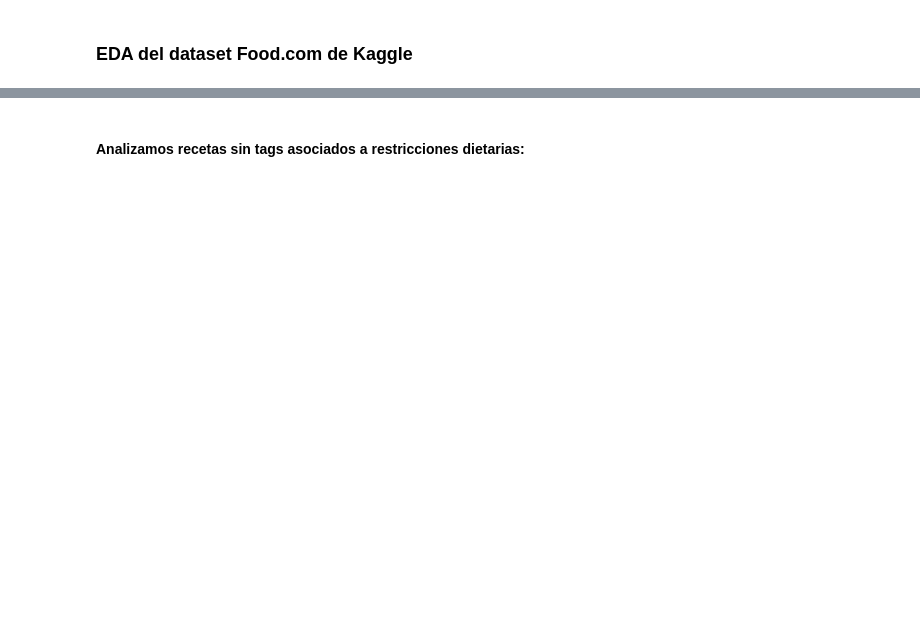
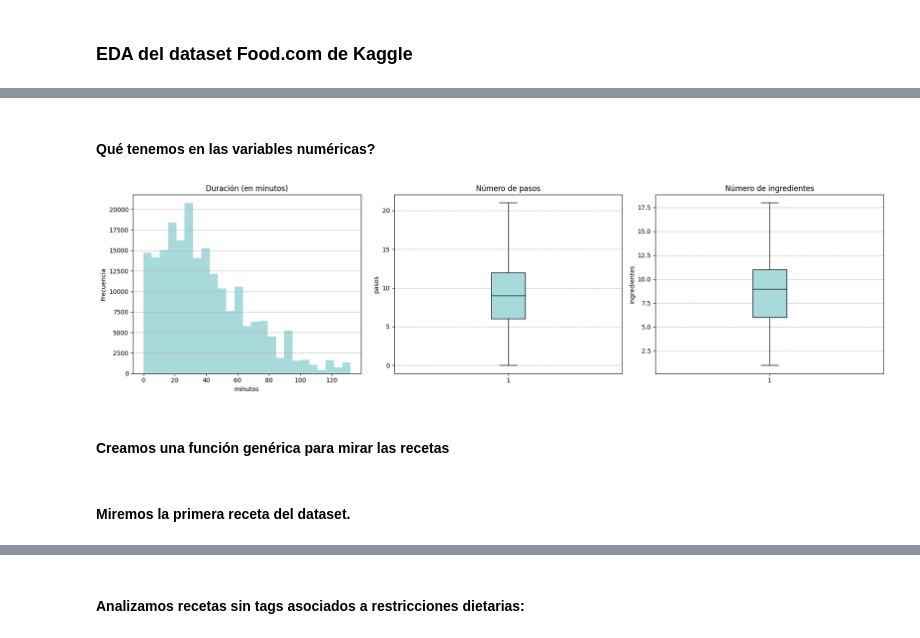
Before and after one commit to martinbrocca/CEIA-VIT, a Jupyter notebook: notebooks/01_data_exploration.ipynb, the cells around one changed output, grey strips where cells are left out. Saved outputs shown, nothing was run; the diff lists cells and outputs as text; code cells hidden in the pictures; blank space fills up the shorter version.

Commit message:
funcion para imprimir recetas. arreglos varios

```diff
--- a/notebooks/01_data_exploration.ipynb
+++ b/notebooks/01_data_exploration.ipynb
@@ -68,0 +50,51 @@ Formato de los ingredientes en la primera receta:
+# %% [markdown]
+#### Qué tenemos en las variables numéricas?
+# %%
+fig, axes = plt.subplots(1, 3, figsize=(18, 5))
+
+# minutos de preparación
+Q1 = recipes_raw['minutes'].quantile(0.25)
+Q3 = recipes_raw['minutes'].quantile(0.75)
+IQR = Q3 - Q1
+
+lower = Q1 - 1.5 * IQR
+upper = Q3 + 1.5 * IQR
+
+minutes_no_outliers = recipes_raw[
+    (recipes_raw['minutes'] >= lower) &
+    (recipes_raw['minutes'] <= upper)
+]['minutes']
+
+axes[0].hist(minutes_no_outliers, bins=25, color="#a8dadc")
+axes[0].set_title("Duración (en minutos)")
+axes[0].set_xlabel("minutos")
+axes[0].set_ylabel("Frecuencia")
+axes[0].grid(axis='y', ls='--')
+
+# número de pasos de la receta
+axes[1].boxplot(recipes_raw['n_steps'], vert=True, showfliers=False,
+    patch_artist=True,
+    boxprops=dict(facecolor="#a8dadc"),
+    medianprops=dict(color="black"))
+
+axes[1].set_title("Número de pasos")
+axes[1].set_ylabel("pasos")
+axes[1].grid(axis='y', ls='--')
+
+
+# --- Gráfico 3: Boxplot n_ingredients ---
+axes[2].boxplot(recipes_raw['n_ingredients'], vert=True, showfliers=False,
+                patch_artist=True,
+                boxprops=dict(facecolor="#a8dadc"),
+                medianprops=dict(color="black"))
+
+axes[2].set_title("Número de ingredientes")
+axes[2].set_ylabel("ingredientes")
+axes[2].grid(axis='y', ls='--')
+
+plt.tight_layout()
+plt.show()
+# %% [output]
+[figure, added]
+# %% [markdown]
+#### Creamos una función genérica para mirar las recetas
@@ -68,0 +180,2 @@ Formato de los ingredientes en la primera receta:
+# %% [markdown]
+#### Miremos la primera receta del dataset.
```
Also changed, not shown: parts of 58 cells of this notebook.
